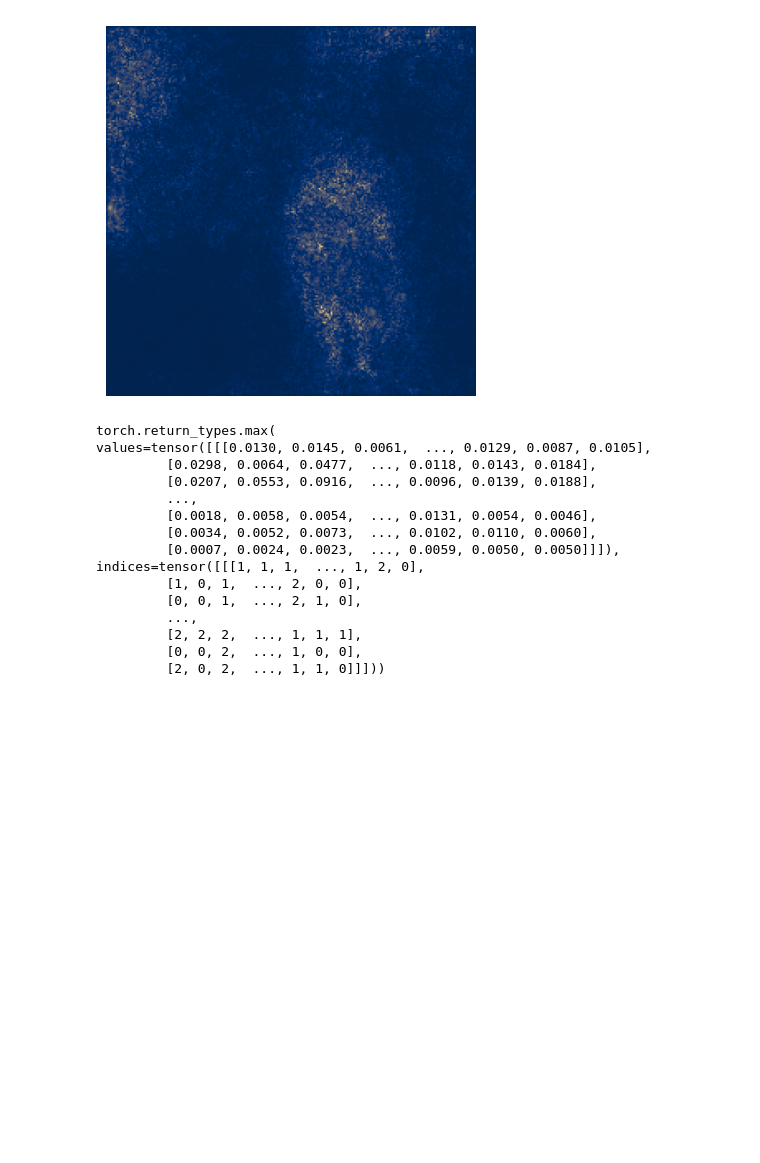
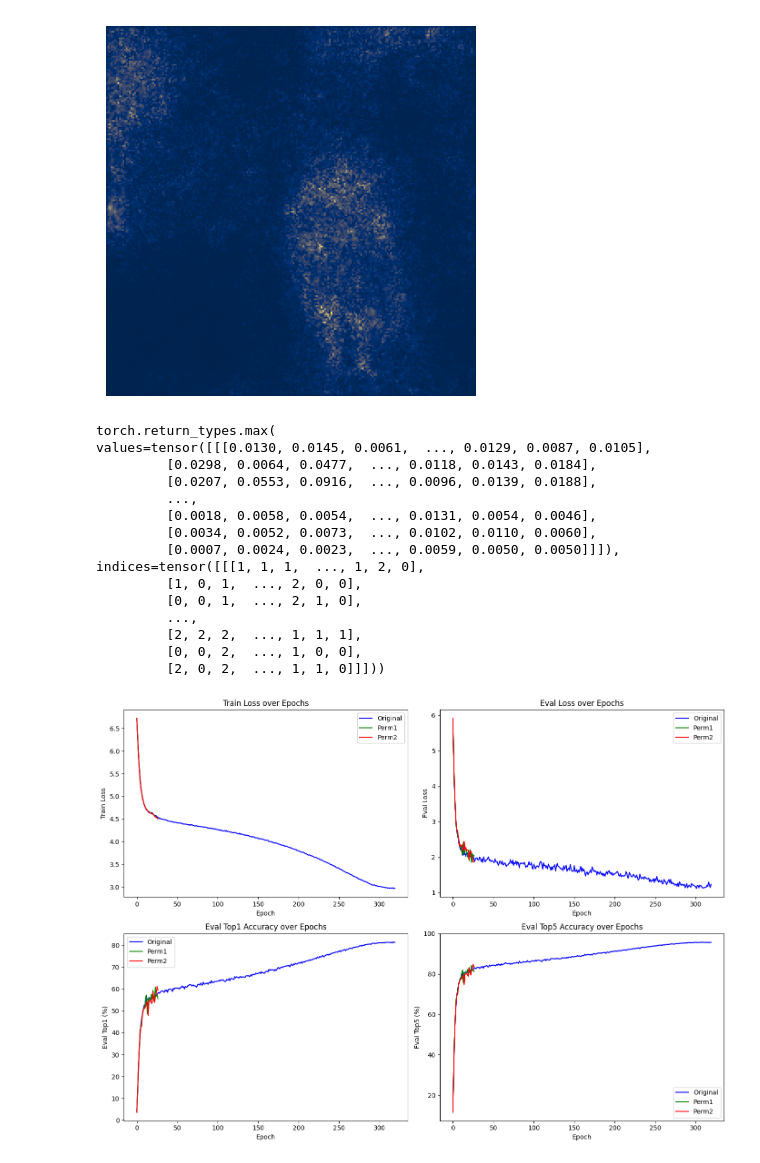
Before and after one commit to vaijsc/vision_ordering_ssms, a Jupyter notebook: visualisation.ipynb, the cells around one changed output. Drawn from its saved outputs; the diff is of its cells as text; code cells hidden in the pictures; blank space fills up the shorter version.

Commit message:
update visualization files

```diff
--- a/visualisation.ipynb
+++ b/visualisation.ipynb
@@ -81,3 +81,60 @@ indices=tensor([[[1, 1, 1,  ..., 1, 2, 0],
          [2, 2, 2,  ..., 1, 1, 1],
          [0, 0, 2,  ..., 1, 0, 0],
          [2, 0, 2,  ..., 1, 1, 0]]]))
+# %%
+import matplotlib.pyplot as plt
+import pandas as pd
+
+# Read data from the three text files
+df_original = pd.read_csv('./summary/original.txt')
+df_perm1 = pd.read_csv('./summary/perm1.txt')
+df_perm2 = pd.read_csv('./summary/perm2.txt')
+
+# Plotting
+plt.figure(figsize=(14, 10))
+
+# Train Loss Comparison
+plt.subplot(2, 2, 1)
+plt.plot(df_original['epoch'], df_original['train_loss'], marker='o', label='Original', color='blue', markersize = 0.1)
+plt.plot(df_perm1['epoch'], df_perm1['train_loss'], marker='x', label='Perm1', color='green', markersize = 0.1)
+plt.plot(df_perm2['epoch'], df_perm2['train_loss'], marker='s', label='Perm2', color='red', markersize = 0.1)
+plt.title('Train Loss over Epochs')
+plt.xlabel('Epoch')
+plt.ylabel('Train Loss')
+plt.legend()
+
+# Eval Loss Comparison
+plt.subplot(2, 2, 2)
+plt.plot(df_original['epoch'], df_original['eval_loss'], marker='o', label='Original', color='blue', markersize = 0.1)
+plt.plot(df_perm1['epoch'], df_perm1['eval_loss'], marker='x', label='Perm1', color='green', markersize = 0.1)
+plt.plot(df_perm2['epoch'], df_perm2['eval_loss'], marker='s', label='Perm2', color='red', markersize = 0.1)
+plt.title('Eval Loss over Epochs')
+plt.xlabel('Epoch')
+plt.ylabel('Eval Loss')
+plt.legend()
+
+# Eval Top1 Accuracy Comparison
+plt.subplot(2, 2, 3)
+plt.plot(df_original['epoch'], df_original['eval_top1'], marker='o', label='Original', color='blue', markersize = 0.1)
+plt.plot(df_perm1['epoch'], df_perm1['eval_top1'], marker='x', label='Perm1', color='green', markersize = 0.1)
+plt.plot(df_perm2['epoch'], df_perm2['eval_top1'], marker='s', label='Perm2', color='red', markersize = 0.1)
+plt.title('Eval Top1 Accuracy over Epochs')
+plt.xlabel('Epoch')
+plt.ylabel('Eval Top1 (%)')
+plt.legend()
+
+# Eval Top5 Accuracy Comparison
+plt.subplot(2, 2, 4)
+plt.plot(df_original['epoch'], df_original['eval_top5'], marker='o', label='Original', color='blue', markersize = 0.1)
+plt.plot(df_perm1['epoch'], df_perm1['eval_top5'], marker='x', label='Perm1', color='green', markersize = 0.1)
+plt.plot(df_perm2['epoch'], df_perm2['eval_top5'], marker='s', label='Perm2', color='red', markersize = 0.1)
+plt.title('Eval Top5 Accuracy over Epochs')
+plt.xlabel('Epoch')
+plt.ylabel('Eval Top5 (%)')
+plt.legend()
+
+plt.tight_layout()
+# plt.show()
+plt.savefig('./output_visualize.png')
+# %% [output]
+[figure, added]
```
Also changed, not shown: 4 other files.
